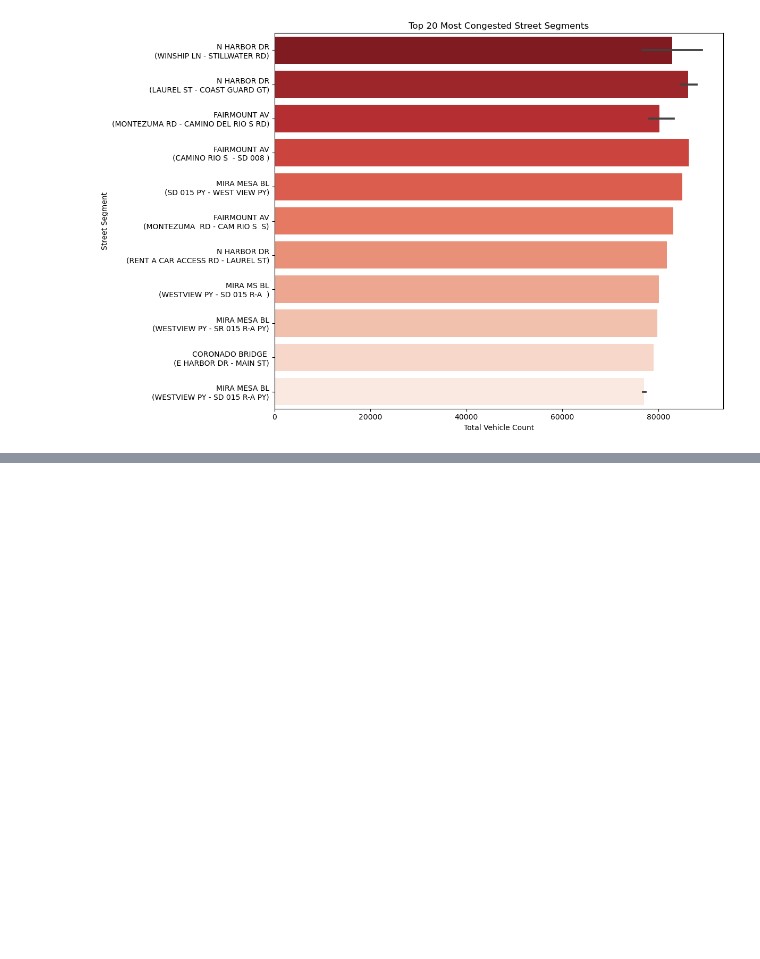
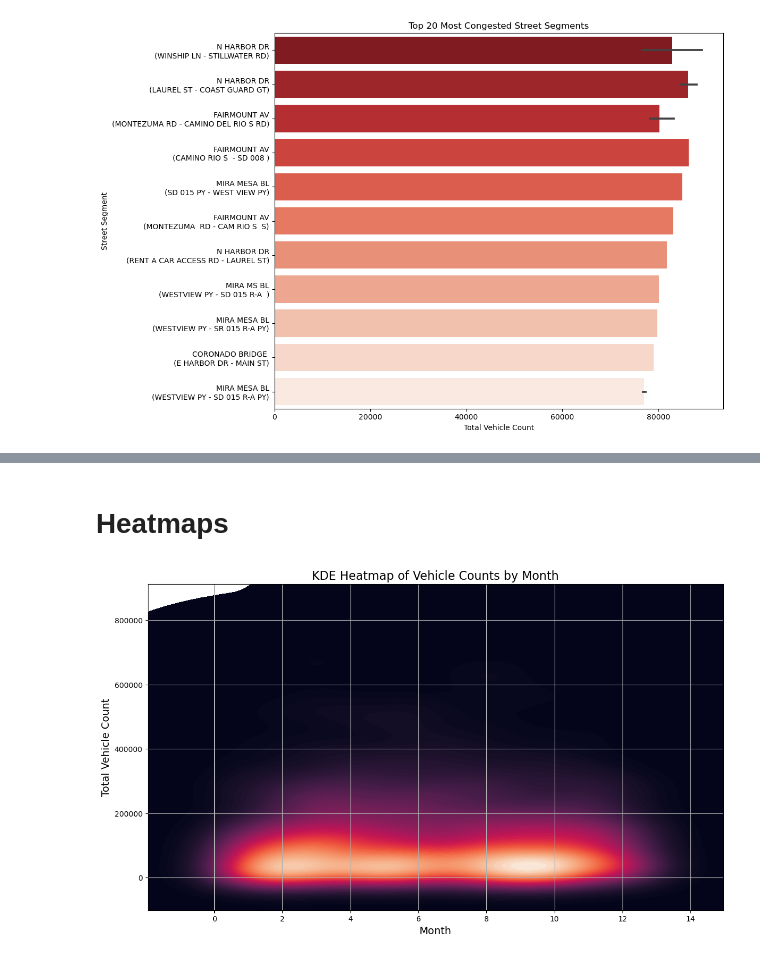
Before and after one commit to bethanylovesmatcha/STAT595FINAL, a Jupyter notebook: STAT596FINAL.ipynb, the cells around one changed output, grey strips where cells are left out. Drawn from its saved outputs; the diff is of its cells as text; code cells hidden in the pictures; blank space fills up the shorter version.

```diff
--- a/STAT596FINAL.ipynb
+++ b/STAT596FINAL.ipynb
@@ -255,0 +352,33 @@ plt.show()
+# %% [markdown]
+# Heatmaps
+# %%
+# Make sure your index is count_date
+daily_counts = daily_counts.reset_index()
+
+# Extract month and year from the count_date
+daily_counts['month'] = daily_counts['date_count'].dt.month
+daily_counts['year'] = daily_counts['date_count'].dt.year
+# %%
+import seaborn as sns
+import matplotlib.pyplot as plt
+
+plt.figure(figsize=(14,8))
+
+# KDE plot
+sns.kdeplot(
+    data=daily_counts,
+    x='month',
+    y='total_count',
+    cmap="rocket",
+    fill=True,
+    thresh=0,  # show all density
+    levels=100,  # smoothness
+)
+
+plt.title('KDE Heatmap of Vehicle Counts by Month', fontsize=16)
+plt.xlabel('Month', fontsize=14)
+plt.ylabel('Total Vehicle Count', fontsize=14)
+plt.grid(True)
+plt.show()
+# %% [output]
+[figure, added]
```
Also changed, not shown: parts of 9 cells of this notebook, 1 other file.
